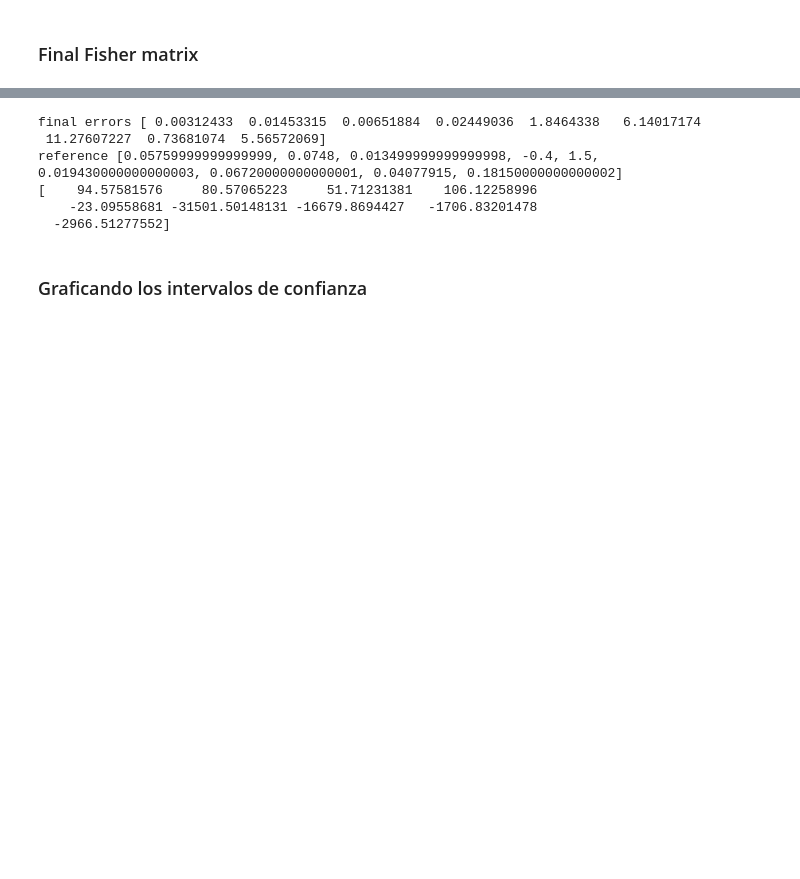
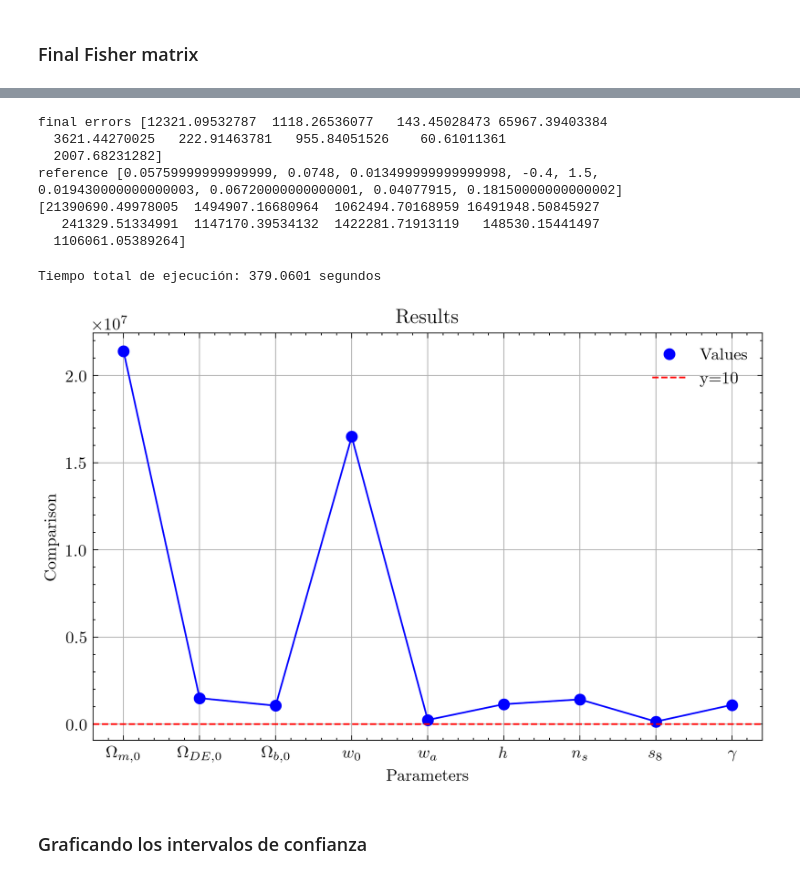
Before and after one commit to antoniacisternas/Forecast-validation-for-Euclid., a Jupyter notebook: Class_fisher_matrix_pessimistic_CAMB.ipynb, the cells around one changed output, grey strips where cells are left out. Cells and saved outputs as stored; diff of their text form; code cells hidden in the pictures; blank space fills up the shorter version.

```diff
--- a/Class_fisher_matrix_pessimistic_CAMB.ipynb
+++ b/Class_fisher_matrix_pessimistic_CAMB.ipynb
@@ -533,12 +545,14 @@ class Derivada_ln_P_obs:
         for j in range(0,4):
           if parameter == param[j]:
             var = j
-            derivada = (np.log(self.Obs_PS_obj.P_dw(k_ref, u_ref, z, sv, fs8, paso = 'pl', var = var)/s8**2)- np.log(self.Obs_PS_obj.P_dw(k_ref, u_ref, z, sv, fs8, paso = 'mn', var = var)/s8**2))/ (2 * a)
+            #derivada = (np.log(self.Obs_PS_obj.P_dw(k_ref, u_ref, z, sv, fs8, paso = 'pl', var = var)/s8**2)- np.log(self.Obs_PS_obj.P_dw(k_ref, u_ref, z, sv, fs8, paso = 'mn', var = var)/s8**2))/ (2 * a)
+            derivada = (np.log(self.Obs_PS_obj.P_dw(k_ref, u_ref, z, sv, fs8, paso = 'pl', var = var))- np.log(self.Obs_PS_obj.P_dw(k_ref, u_ref, z, sv, fs8, paso = 'mn', var = var)))/ (2 * a)
 
       # if are non-linear parameters sv y sp
       # three-point stencil derivative of f with respect to x at x0
       elif parameter == 'sv':
-        derivada = (np.log(self.Obs_PS_obj.P_dw(k_ref, u_ref, z, self.Func_of_PS_obj.sigma_v(z)* (1+eps) , fs8)/s8**2)- np.log(self.Obs_PS_obj.P_dw(k_ref, u_ref, z, self.Func_of_PS_obj.sigma_v(z)* (1-eps) , fs8)/ s8**2)) / (2 * eps * self.Func_of_PS_obj.sigma_v(z))
+        #derivada = (np.log(self.Obs_PS_obj.P_dw(k_ref, u_ref, z, self.Func_of_PS_obj.sigma_v(z)* (1+eps) , fs8)/s8**2)- np.log(self.Obs_PS_obj.P_dw(k_ref, u_ref, z, self.Func_of_PS_obj.sigma_v(z)* (1-eps) , fs8)/ s8**2)) / (2 * eps * self.Func_of_PS_obj.sigma_v(z))
+        derivada = (np.log(self.Obs_PS_obj.P_dw(k_ref, u_ref, z, self.Func_of_PS_obj.sigma_v(z)* (1+eps) , fs8))- np.log(self.Obs_PS_obj.P_dw(k_ref, u_ref, z, self.Func_of_PS_obj.sigma_v(z)* (1-eps) , fs8))) / (2 * eps * self.Func_of_PS_obj.sigma_v(z))
 
       elif parameter == 'sp':
         term_pos = (self.Func_of_PS_obj.fint(z)*k_ref* u_ref* self.Func_of_PS_obj.sigma_p(z)*(1 + eps))**2
@@ -815,5 +829,5 @@ class F_ij_inicial:
 # %%
-F_ij_shape, F_ij_redshift, F_ij_mixed = F_ij_inicial(cosmic_params).F_ij()
+# F_ij_shape, F_ij_redshift, F_ij_mixed = F_ij_inicial(cosmic_params).F_ij()
 # %%
 # Para el primer bin
 #print(F_ij_shape[0])
@@ -1057,7 +1072,7 @@ def r(z, h, Omega_m, Omega_DE, w0, wa, model):
 def D_A(z, h, Omega_m, Omega_DE, w0, wa, model):
     H_0 = 100 * h
     Omega_k0 = 0
-    %Omega_k0 = Omega_k0(Omega_m, Omega_DE, model)
+    #Omega_k0 = Omega_k0(Omega_m, Omega_DE, model)
     if Omega_k0 < 0:
         return (1+z)**(-1) * (c/H_0) * (1/ np.sqrt(-Omega_k0))* np.sin(np.sqrt(-Omega_k0) * (H_0/c) * r(z, h, Omega_m, Omega_DE, w0, wa, model))
     elif Omega_k0 == 0:
@@ -1066,7 +1081,8 @@ def D_A(z, h, Omega_m, Omega_DE, w0, wa, model):
         return (1+z)**(-1) * (c/H_0) * (1/ np.sqrt(Omega_k0))* np.sinh(np.sqrt(Omega_k0) * (H_0/c) * r(z, h, Omega_m, Omega_DE, w0, wa, model))
 
 def E(z, Omega_m, Omega_DE, w0, wa, model):
-    Omega_k0 = Omega_k0(Omega_m, Omega_DE, model)
+    Omega_k0 = 0
+    #Omega_k0 = Omega_k0(Omega_m, Omega_DE, model)
     return np.sqrt(Omega_m* ((1+z)**3) + Omega_DE*((1+z)**(3*(1 + w0+ wa)))* np.exp(-3*wa*(z/(1+z))) + Omega_k0*((1+z)**2))
 
 def H(z, h, Omega_m, Omega_DE, w0, wa, model):
@@ -1241,20 +1274,55 @@ print('final errors',sigma_final)
 
 #For a pessimistic setting
 # [Om_m, Om_de, Om_b, w0, wa, h, ns, s8, gamma]
-reference = [0.18*Om_m0, 0.11* Om_DE0, 0.27*Om_b0, 0.40*w_0, 1.5, 0.029*h, 0.070*ns, 0.050*s8_reference, 0.33*gamma]
+reference = [0.18*Omega_m0, 0.11* Omega_DE0, 0.27*Omega_b0, 0.40*w0, 1.5, 0.029*h, 0.070*ns, 0.050*s8_reference, 0.33*gamma]
 reference2 = [0.18, 0.11, 0.27, 0.40, 1.5, 0.029, 0.070, 0.050, 0.33]
 
 print('reference', reference)
 
-validated = 100*(1- (sigma_final/reference))
+validated = 100*abs(1- (sigma_final/reference))
 print(validated)
 # %% [output]
-final errors [ 0.00312433  0.01453315  0.00651884  0.02449036  1.8464338   6.14017174
- 11.27607227  0.73681074  5.56572069]
+final errors [12321.09532787  1118.26536077   143.45028473 65967.39403384
+  3621.44270025   222.91463781   955.84051526    60.61011361
+  2007.68231282]
 reference [0.05759999999999999, 0.0748, 0.013499999999999998, -0.4, 1.5, 0.019430000000000003, 0.06720000000000001, 0.04077915, 0.18150000000000002]
-[    94.57581576     80.57065223     51.71231381    106.12258996
-    -23.09558681 -31501.50148131 -16679.8694427   -1706.83201478
-  -2966.51277552]
+[21390690.49978005  1494907.16680964  1062494.70168959 16491948.50845927
+   241329.51334991  1147170.39534132  1422281.71913119   148530.15441497
+  1106061.05389264]
+# %%
+# Detener el temporizador
+end_time = time.time()
+# Calcular el tiempo total de ejecución
+total_time = end_time - start_time
+print(f"Tiempo total de ejecución: {total_time:.4f} segundos")
+# %% [output]
+Tiempo total de ejecución: 379.0601 segundos
+# %%
+import matplotlib.pyplot as plt
+
+# Asegurarse de que LaTeX esté habilitado en Matplotlib
+plt.rcParams['text.usetex'] = True
+fig, ax = plt.subplots(ncols=1, nrows=1, sharey=True, figsize=(6, 4), constrained_layout=True, dpi=300)
+
+# Etiquetas con LaTeX
+labels = [r'$\Omega_{m,0}$', r'$\Omega_{DE,0}$', r'$\Omega_{b,0}$', r'$w_0$', r'$w_a$', r'$h$', r'$n_s$', r'$s_8$', r'$\gamma$']
+
+# Graficar los datos
+ax.plot(labels, validated, 'o', color='blue', label='Values')
+
+# Graficar la línea que une los puntos
+ax.plot(labels, validated, '-', color='blue')
+
+ax.axhline(y=10, color='r', linestyle='--', label='y=10')
+ax.legend(loc='upper right')
+ax.set_xlabel('Parameters')
+ax.set_ylabel('Comparison')
+ax.set_title('Results')
+ax.grid(True)
+
+plt.show()
+# %% [output]
+[figure, added]
 # %% [markdown]
 ### Graficando los intervalos de confianza
 # %%
```
Also changed, not shown: parts of 20 cells of this notebook, 2 other files.
